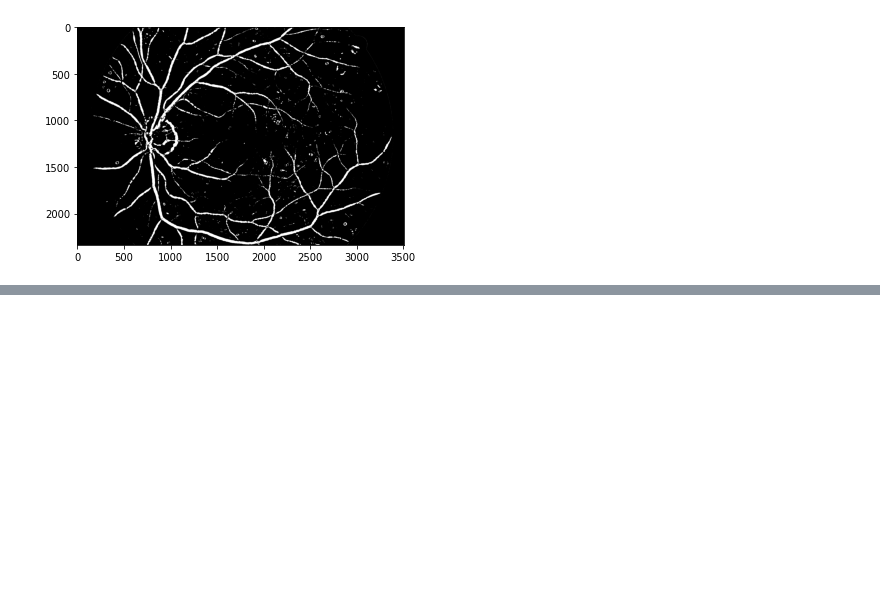
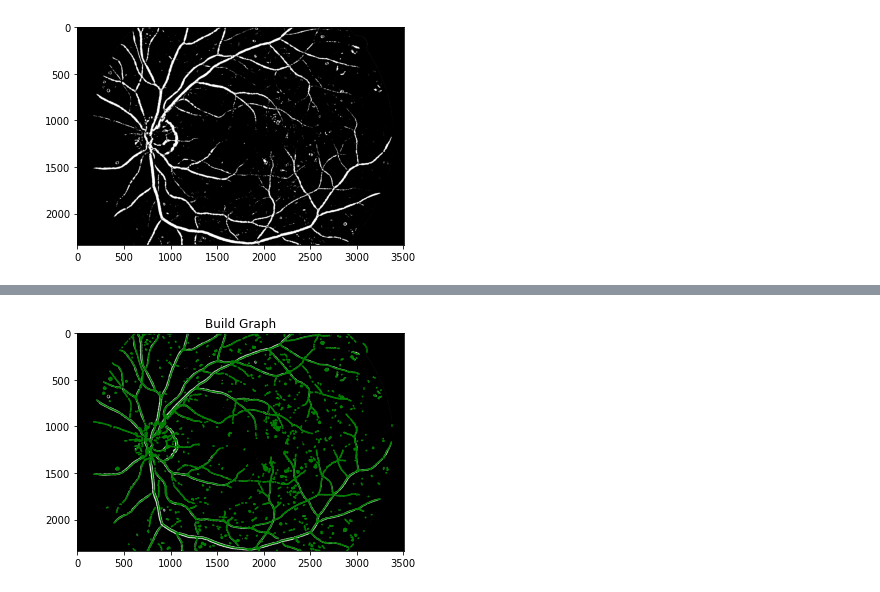
Before and after one commit to MerlinSchoose/imed2, a Jupyter notebook: Segmentation.ipynb, the cells around one changed output, grey strips where cells are left out. Saved outputs shown, nothing was run; the diff lists cells and outputs as text; code cells hidden in the pictures; blank space fills up the shorter version.

```diff
--- a/Segmentation.ipynb
+++ b/Segmentation.ipynb
@@ -76,0 +110,13 @@ print(mean_error)
+# %%
+graphs_frangis = [sknw.build_sknw(skel) for skel in skels_frangis]
+# %%
+plt.imshow(masked_frangis[0], cmap=plt.cm.gray)
+
+for (s, e) in graphs_frangis[0].edges():
+    ps = graphs_frangis[0][s][e]['pts']
+    plt.plot(ps[:, 1], ps[:, 0], 'green')
+
+plt.title('Build Graph')
+plt.show()
+# %% [output]
+[figure, added]
```
Also changed, not shown: parts of 11 cells of this notebook.
